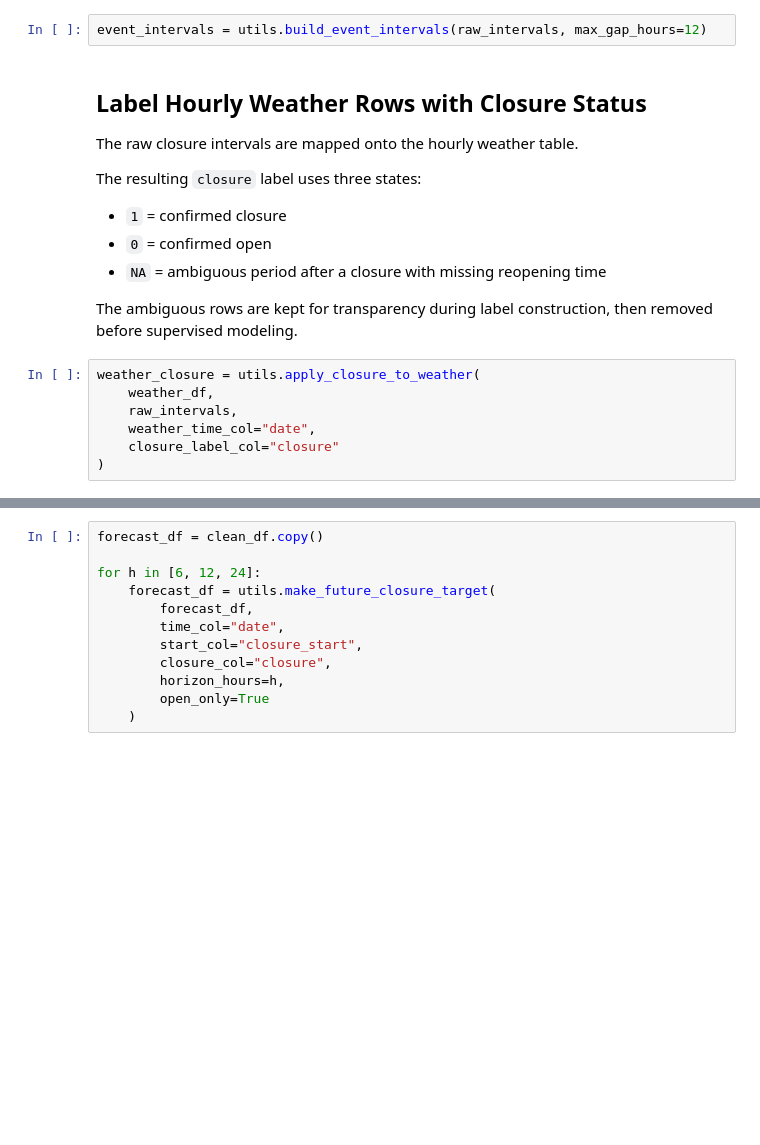
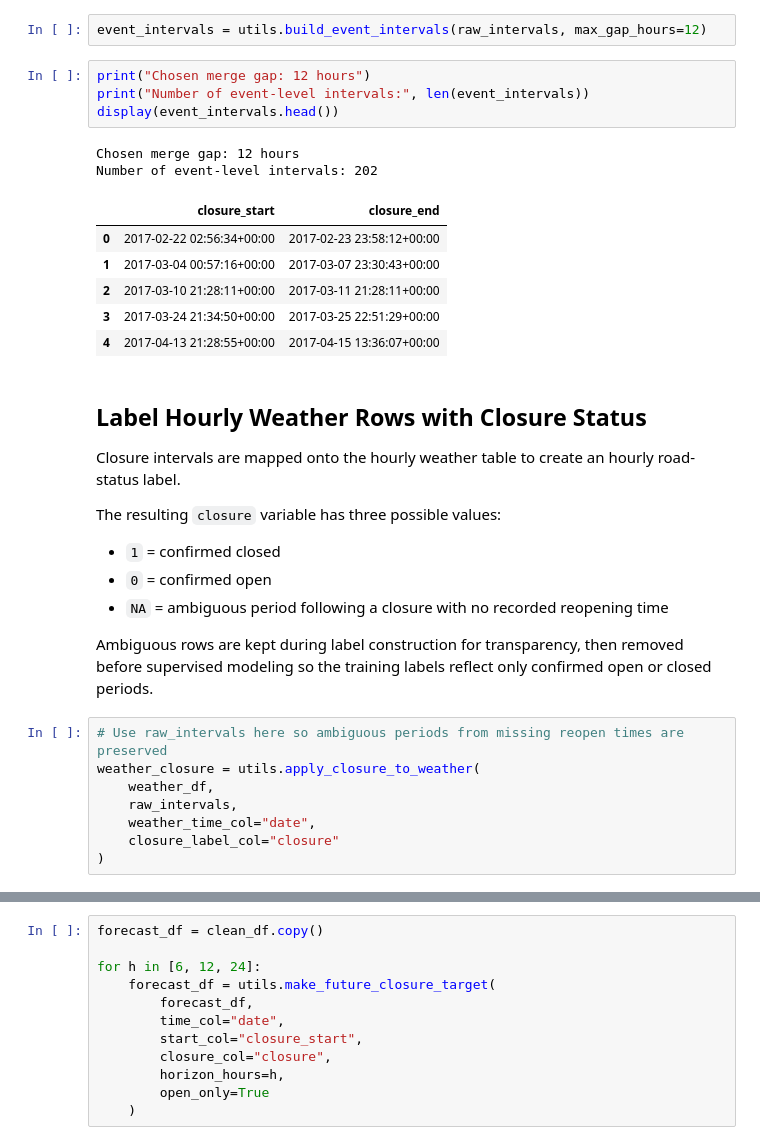
Before and after one commit to PinkyHuddy/road_project, a Jupyter notebook: main/notebooks/1_closure_weather_merging.ipynb, the cells around one changed output, grey strips where cells are left out. Drawn from its saved outputs; the diff is of its cells as text; blank space fills up the shorter version.

```diff
--- a/main/notebooks/1_closure_weather_merging.ipynb
+++ b/main/notebooks/1_closure_weather_merging.ipynb
@@ -175,18 +225,32 @@ gap=24h -> merged events: 193
 # %%
 event_intervals = utils.build_event_intervals(raw_intervals, max_gap_hours=12)
+# %%
+print("Chosen merge gap: 12 hours")
+print("Number of event-level intervals:", len(event_intervals))
+display(event_intervals.head())
+# %% [output]
+Chosen merge gap: 12 hours
+Number of event-level intervals: 202
+|  | closure_start | closure_end |
+| 0 | 2017-02-22 02:56:34+00:00 | 2017-02-23 23:58:12+00:00 |
+| 1 | 2017-03-04 00:57:16+00:00 | 2017-03-07 23:30:43+00:00 |
+| 2 | 2017-03-10 21:28:11+00:00 | 2017-03-11 21:28:11+00:00 |
+| 3 | 2017-03-24 21:34:50+00:00 | 2017-03-25 22:51:29+00:00 |
+| 4 | 2017-04-13 21:28:55+00:00 | 2017-04-15 13:36:07+00:00 |
 # %% [markdown]
 ## Label Hourly Weather Rows with Closure Status
 
-The raw closure intervals are mapped onto the hourly weather table.
+Closure intervals are mapped onto the hourly weather table to create an hourly road-status label.
 
-The resulting `closure` label uses three states:
+The resulting `closure` variable has three possible values:
 
-- `1` = confirmed closure
+- `1` = confirmed closed
 - `0` = confirmed open
-- `NA` = ambiguous period after a closure with missing reopening time
+- `NA` = ambiguous period following a closure with no recorded reopening time
 
-The ambiguous rows are kept for transparency during label construction, then removed before supervised modeling.
+Ambiguous rows are kept during label construction for transparency, then removed before supervised modeling so the training labels reflect only confirmed open or closed periods.
 # %%
+# Use raw_intervals here so ambiguous periods from missing reopen times are preserved
 weather_closure = utils.apply_closure_to_weather(
     weather_df,
     raw_intervals,
```
Also changed, not shown: parts of 35 cells of this notebook, 4 other files.
